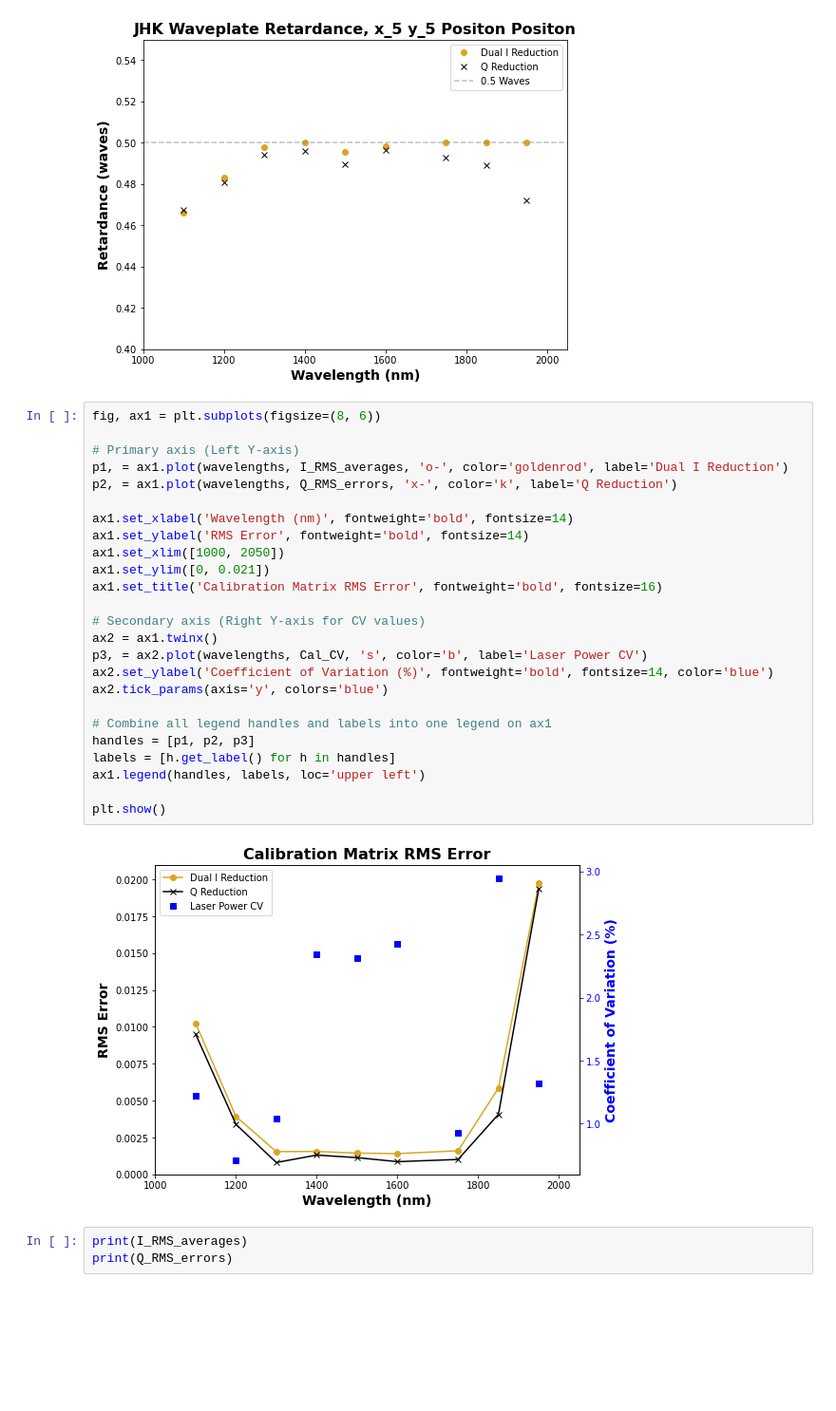
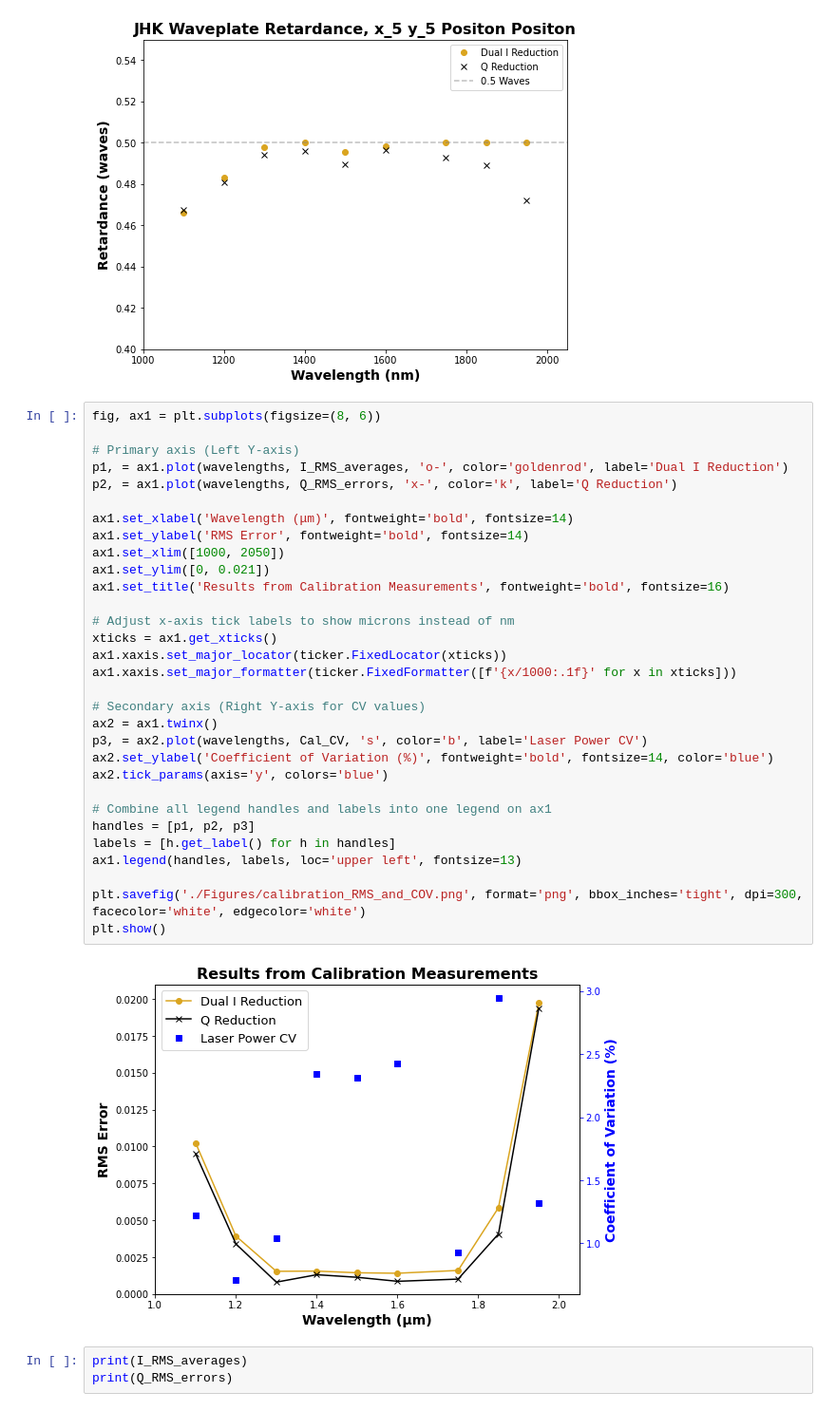
Before and after one commit to wcmelby/wcmelby-HWP_Characterizations, a Jupyter notebook: SuperK_Select_Data/JHK_Plate/JHK_SuperK_Analysis.ipynb, the cells around one changed output. Shown at 95% size. Cells and saved outputs as stored; diff of their text form; blank space fills up the shorter version.

Commit message:
saved best fit plots

```diff
--- a/SuperK_Select_Data/JHK_Plate/JHK_SuperK_Analysis.ipynb
+++ b/SuperK_Select_Data/JHK_Plate/JHK_SuperK_Analysis.ipynb
@@ -723,30 +712,36 @@ plt.show()
 # %%
 fig, ax1 = plt.subplots(figsize=(8, 6))
 
 # Primary axis (Left Y-axis)
 p1, = ax1.plot(wavelengths, I_RMS_averages, 'o-', color='goldenrod', label='Dual I Reduction')
 p2, = ax1.plot(wavelengths, Q_RMS_errors, 'x-', color='k', label='Q Reduction')
 
-ax1.set_xlabel('Wavelength (nm)', fontweight='bold', fontsize=14)
+ax1.set_xlabel('Wavelength (μm)', fontweight='bold', fontsize=14)
 ax1.set_ylabel('RMS Error', fontweight='bold', fontsize=14)
 ax1.set_xlim([1000, 2050])
 ax1.set_ylim([0, 0.021])
-ax1.set_title('Calibration Matrix RMS Error', fontweight='bold', fontsize=16)
+ax1.set_title('Results from Calibration Measurements', fontweight='bold', fontsize=16)
+
+# Adjust x-axis tick labels to show microns instead of nm
+xticks = ax1.get_xticks()
+ax1.xaxis.set_major_locator(ticker.FixedLocator(xticks))
+ax1.xaxis.set_major_formatter(ticker.FixedFormatter([f'{x/1000:.1f}' for x in xticks]))
 
 # Secondary axis (Right Y-axis for CV values)
 ax2 = ax1.twinx()
 p3, = ax2.plot(wavelengths, Cal_CV, 's', color='b', label='Laser Power CV')
 ax2.set_ylabel('Coefficient of Variation (%)', fontweight='bold', fontsize=14, color='blue')
 ax2.tick_params(axis='y', colors='blue')
 
 # Combine all legend handles and labels into one legend on ax1
 handles = [p1, p2, p3]
 labels = [h.get_label() for h in handles]
-ax1.legend(handles, labels, loc='upper left')
+ax1.legend(handles, labels, loc='upper left', fontsize=13)
 
+plt.savefig('./Figures/calibration_RMS_and_COV.png', format='png', bbox_inches='tight', dpi=300, facecolor='white', edgecolor='white')
 plt.show()
 # %% [output]
-[figure, old version]
+[figure, new version]
 # %%
 print(I_RMS_averages)
 print(Q_RMS_errors)
```
Also changed, not shown: parts of 24 cells of this notebook, 6 other files.
